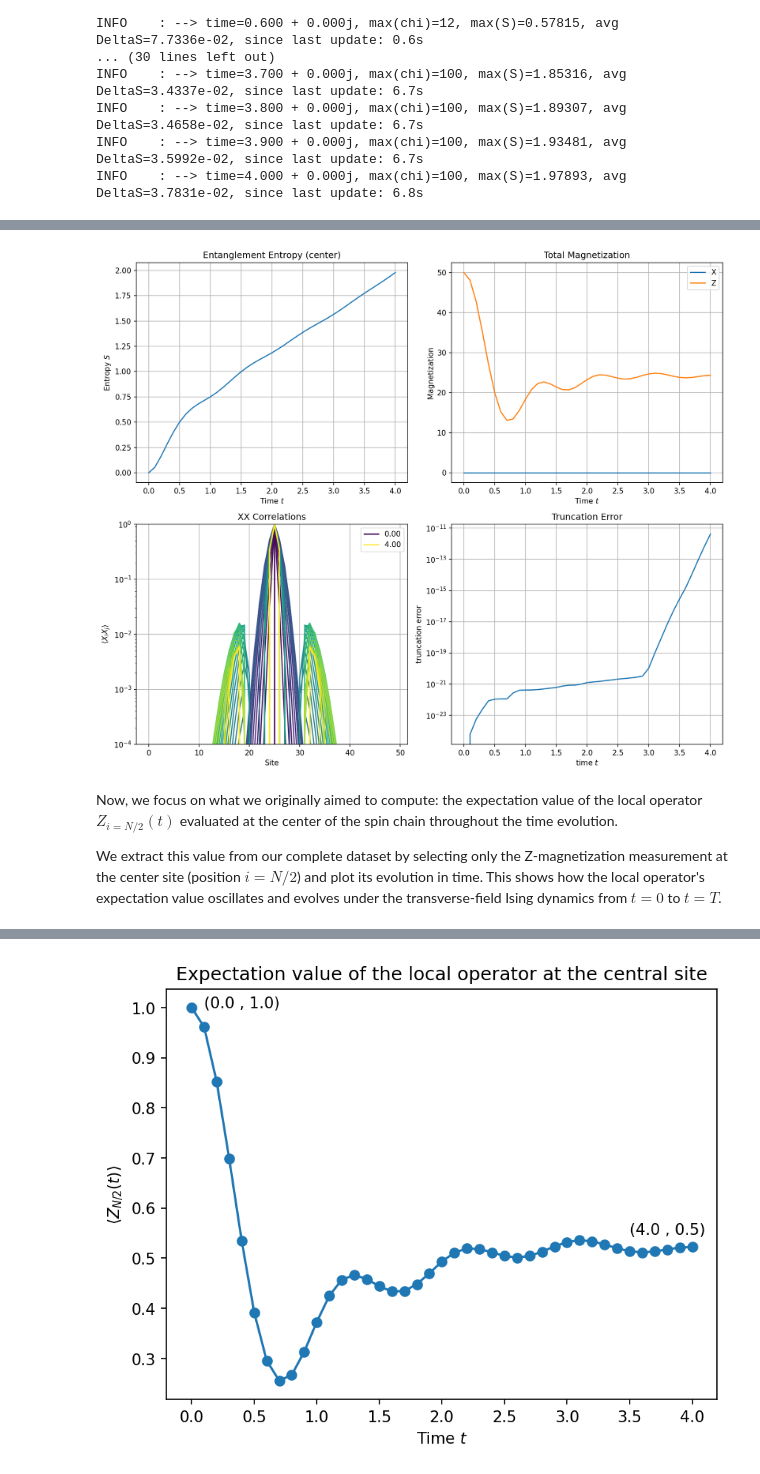
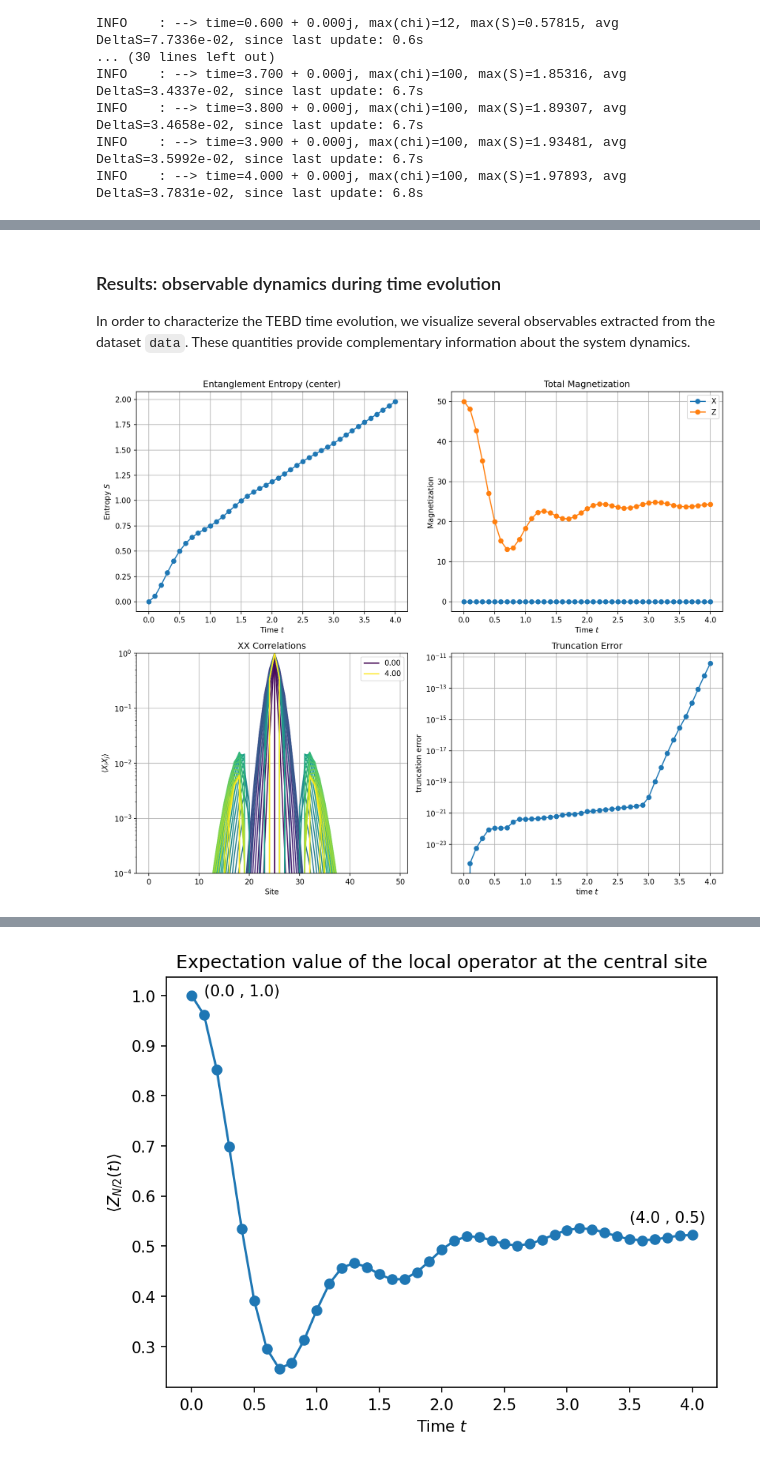
Before and after one commit to mlopezig59/Tensor_network_course, a Jupyter notebook: assignement_MarLopez.ipynb, the cells around one changed output, grey strips where cells are left out. Cells and saved outputs as stored; diff of their text form; code cells hidden in the pictures.

```diff
--- a/assignement_MarLopez.ipynb
+++ b/assignement_MarLopez.ipynb
@@ -44,7 +46,7 @@ N = 50
 g = 0.7
 T = 4.0
 dt = 0.1
-chi_max = 100
+chi_max = 200
 # %%
 model_params = {
     'J': 1. ,
@@ -148,16 +138,20 @@ To analyze the TEBD simulation results, we visualize four key observables that c
+# %% [markdown]
+### Results: observable dynamics during time evolution
+
+In order to characterize the TEBD time evolution, we visualize several observables extracted from the dataset `data`. These quantities provide complementary information about the system dynamics.
 # %%
 fig, axes = plt.subplots(2, 2, figsize=(12, 10))
 
 # Plot 1: Entanglement entropy at center
-axes[0, 0].plot(data['t'], np.array(data['entropy'])[:, N//2])
+axes[0, 0].plot(data['t'], np.array(data['entropy'])[:, N//2], 'o-')
 axes[0, 0].set_xlabel('Time $t$')
 axes[0, 0].set_ylabel('Entropy $S$')
 axes[0, 0].set_title('Entanglement Entropy (center)')
 axes[0, 0].grid(True)
 
 # Plot 2: Magnetization
-axes[0, 1].plot(data['t'], np.sum(data['Sx'], axis=1), label='X')
-axes[0, 1].plot(data['t'], np.sum(data['Sz'], axis=1), label='Z')
+axes[0, 1].plot(data['t'], np.sum(data['Sx'], axis=1), 'o-', label='X')
+axes[0, 1].plot(data['t'], np.sum(data['Sz'], axis=1), 'o-', label='Z')
 axes[0, 1].set_xlabel('Time $t$')
 axes[0, 1].set_ylabel('Magnetization')
 axes[0, 1].set_title('Total Magnetization')
@@ -167,36 +161,32 @@ axes[0, 1].grid(True)
 # Plot 3: Correlations
 corrs = np.array(data['corr_XX'])
 tmax = data['t'][-1]
 x = np.arange(N)
 cmap = matplotlib.cm.viridis
 for i, t in list(enumerate(data['t'])):
     if i == 0 or i == len(data['t']) - 1:
         label = '{t:.2f}'.format(t=t)
     else:
         label = None
     axes[1, 0].plot(x, corrs[i, N//2, :], color=cmap(t/tmax), label=label)
 axes[1, 0].set_xlabel(r'Site')
 axes[1, 0].set_ylabel(r'$\langle X_i X_j \rangle$')
 axes[1, 0].set_title('XX Correlations')
 axes[1, 0].set_yscale('log')
 axes[1, 0].set_ylim(1.e-4, 1.)
 axes[1, 0].legend()
 axes[1, 0].grid(True)
 
 # Plot 4: Truncation error
-axes[1, 1].plot(data['t'], data['trunc_err'])
+axes[1, 1].plot(data['t'], data['trunc_err'], 'o-')
 axes[1, 1].set_yscale('log')
 #plt.ylim(1.e-15, 1.)
 axes[1, 1].set_xlabel('time $t$')
 axes[1, 1].set_ylabel('truncation error')
 axes[1, 1].set_title('Truncation Error')
 axes[1, 1].grid(True)
 
 plt.tight_layout()
 plt.show()
 # %% [output]
-[figure, old version]
+[figure, new version]
-# %% [markdown]
-Now, we focus on what we originally aimed to compute: the expectation value of the local operator $Z_{i=N/2}(t)$ evaluated at the center of the spin chain throughout the time evolution.
-
-We extract this value from our complete dataset by selecting only the Z-magnetization measurement at the center site (position $i = N/2$) and plot its evolution in time. This shows how the local operator's expectation value oscillates and evolves under the transverse-field Ising dynamics from $t=0$ to $t=T$.
```
Also changed, not shown: parts of 37 cells of this notebook.
